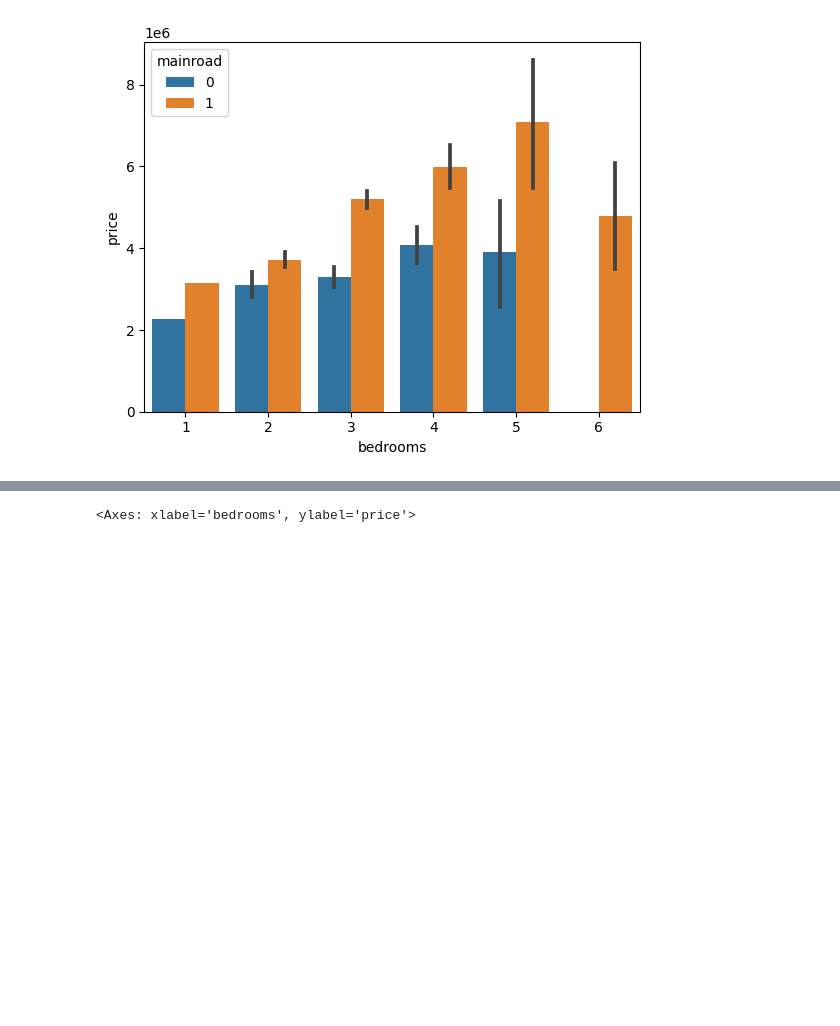
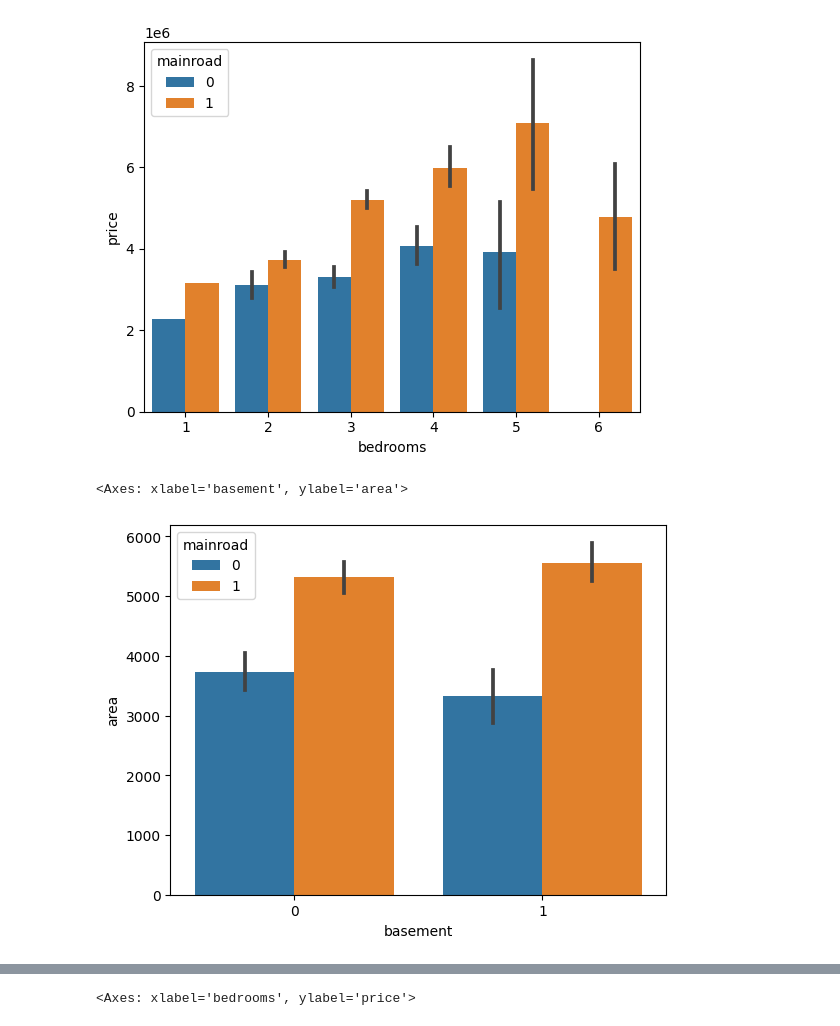
Before and after one commit to 1Amankabra/ML-AI-IT, a Jupyter notebook: day_25_Online/house_priceing_predict.ipynb, the cells around one changed output, grey strips where cells are left out. Drawn from its saved outputs; the diff is of its cells as text; code cells hidden in the pictures; blank space fills up the shorter version.

```diff
--- a/day_25_Online/house_priceing_predict.ipynb
+++ b/day_25_Online/house_priceing_predict.ipynb
@@ -266,3 +266,8 @@ snm.barplot(data=data,x="bedrooms",y="price",hue="mainroad")
 # %% [output]
 <Axes: xlabel='bedrooms', ylabel='price'>
 [figure]
+# %%
+snm.barplot(data=data,x="basement",y="area",hue="mainroad")
+# %% [output]
+<Axes: xlabel='basement', ylabel='area'>
+[figure, added]
```
Also changed, not shown: parts of 38 cells of this notebook.
